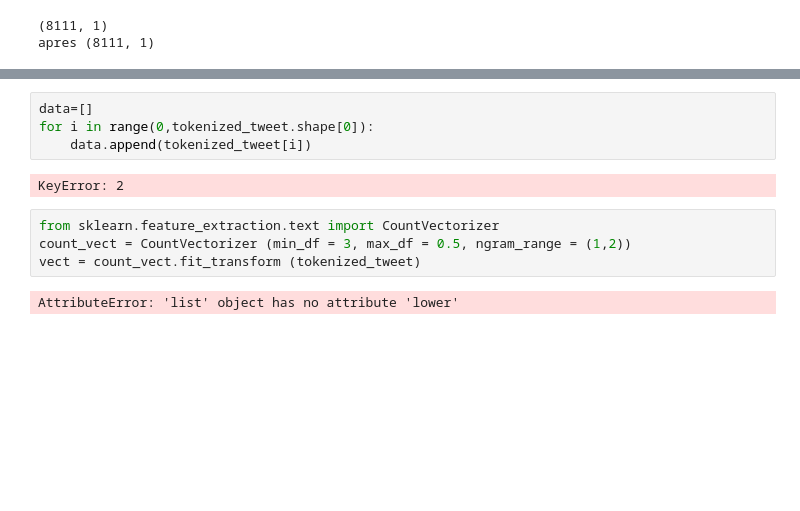
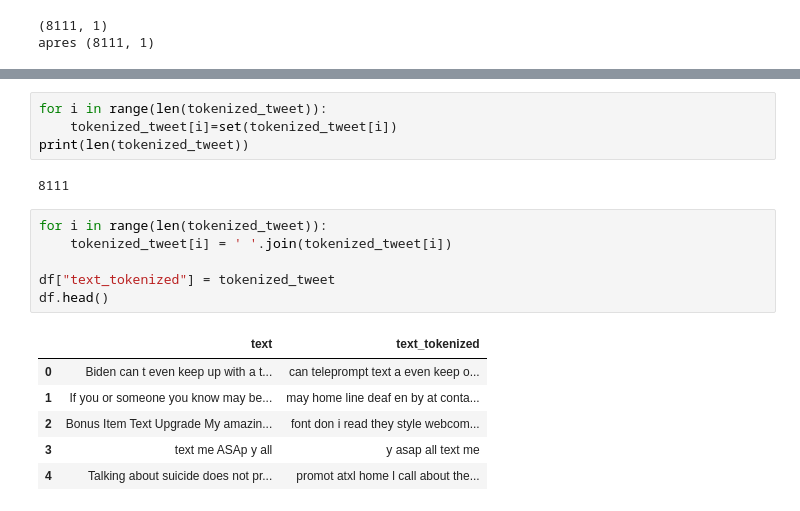
Before and after one commit to Ouala-BJ/Project_TweetsAnalysis, a Jupyter notebook: Tweets_Clustering.ipynb, the cells around one changed output, grey strips where cells are left out. Cells and saved outputs as stored; diff of their text form; blank space fills up the shorter version.

```diff
--- a/Tweets_Clustering.ipynb
+++ b/Tweets_Clustering.ipynb
@@ -368,13 +357,20 @@ tokenized_tweet.apply(lambda x: [item for item in x if item not in stop_words])
 Name: text, Length: 8111, dtype: object
-# %%
-data=[]
-for i in range(0,tokenized_tweet.shape[0]):
-    data.append(tokenized_tweet[i])
-# %% [output]
-KeyError: 2
-# %%
-from sklearn.feature_extraction.text import CountVectorizer
-count_vect = CountVectorizer (min_df = 3, max_df = 0.5, ngram_range = (1,2))
-vect = count_vect.fit_transform (tokenized_tweet)
-# %% [output]
-AttributeError: 'list' object has no attribute 'lower'
+# %%
+for i in range(len(tokenized_tweet)):
+    tokenized_tweet[i]=set(tokenized_tweet[i])
+print(len(tokenized_tweet))
+# %% [output]
+8111
+# %%
+for i in range(len(tokenized_tweet)):
+    tokenized_tweet[i] = ' '.join(tokenized_tweet[i])
+
+df["text_tokenized"] = tokenized_tweet
+df.head()
+# %% [output]
+|  | text | text_tokenized |
+| 0 | Biden can t even keep up with a t... | can teleprompt text a even keep o... |
+| 1 | If you or someone you know may be... | may home line deaf en by at conta... |
+| 2 | Bonus Item Text Upgrade My amazin... | font don i read they style webcom... |
+| 3 | text me ASAp y all | y asap all text me |
+| 4 | Talking about suicide does not pr... | promot atxl home l call about the... |
```
Also changed, not shown: parts of 21 cells of this notebook, 5 other files.
